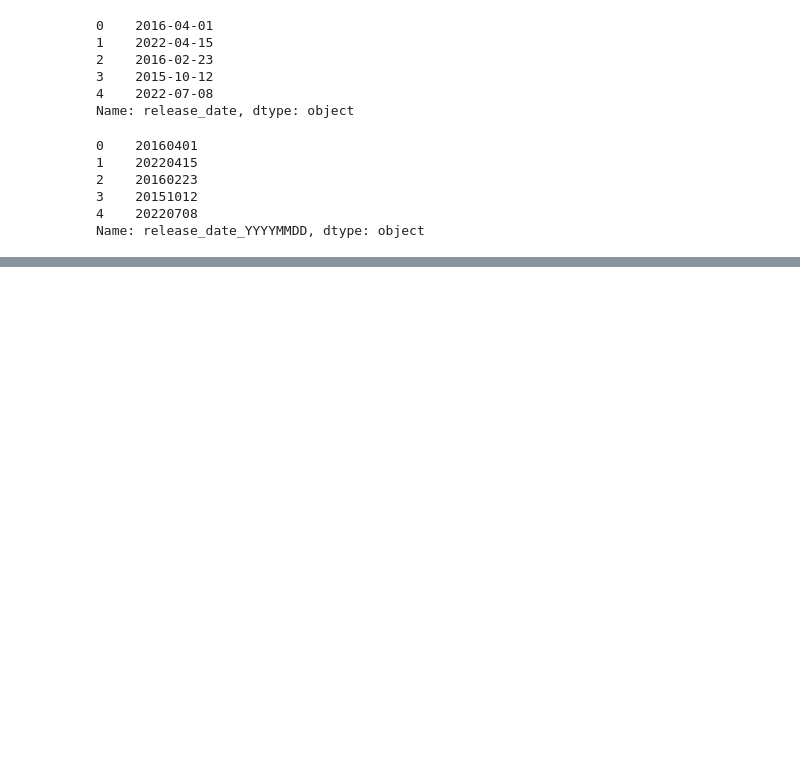
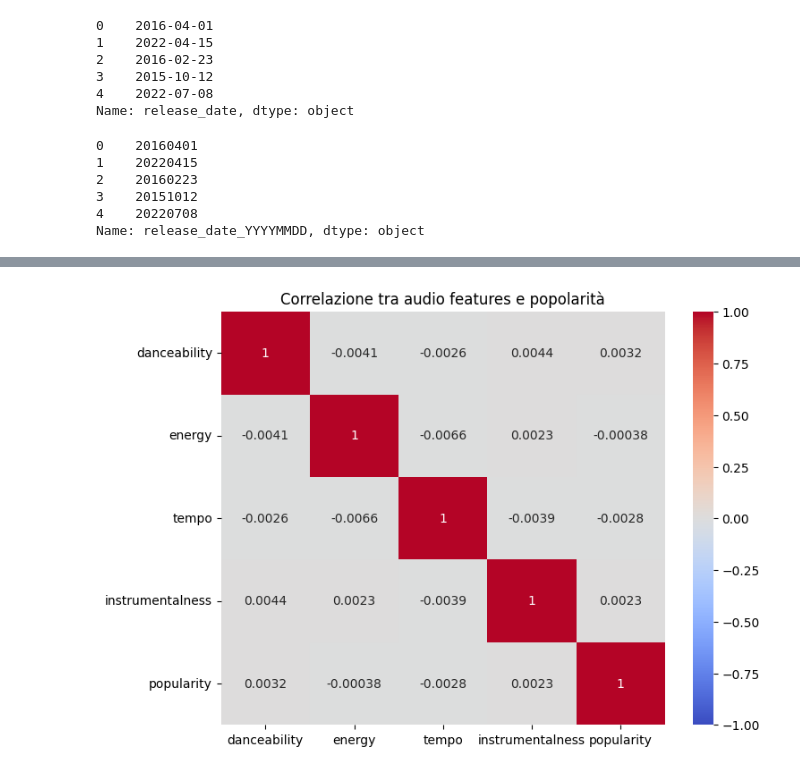
Before and after one commit to Luddachan/RepoSpotify_AnnaAntoRosy, a Jupyter notebook: analisi.ipynb, the cells around one changed output, grey strips where cells are left out. Cells and saved outputs as stored; diff of their text form; code cells hidden in the pictures; blank space fills up the shorter version.

```diff
--- a/analisi.ipynb
+++ b/analisi.ipynb
@@ -108,0 +145,12 @@ Name: release_date_YYYYMMDD, dtype: object
+# %%
+# Seleziona solo le colonne numeriche rilevanti
+audio_features = ['danceability', 'energy', 'tempo', 'instrumentalness']
+df_corr = df[audio_features + ['popularity']].corr()
+
+# Mostra heatmap
+plt.figure(figsize=(8,6))
+sns.heatmap(df_corr, annot=True, cmap='coolwarm', vmin=-1, vmax=1)
+plt.title('Correlazione tra audio features e popolarità')
+plt.show()
+# %% [output]
+[figure, added]
```
Also changed, not shown: parts of 6 cells of this notebook, 1 other file.
